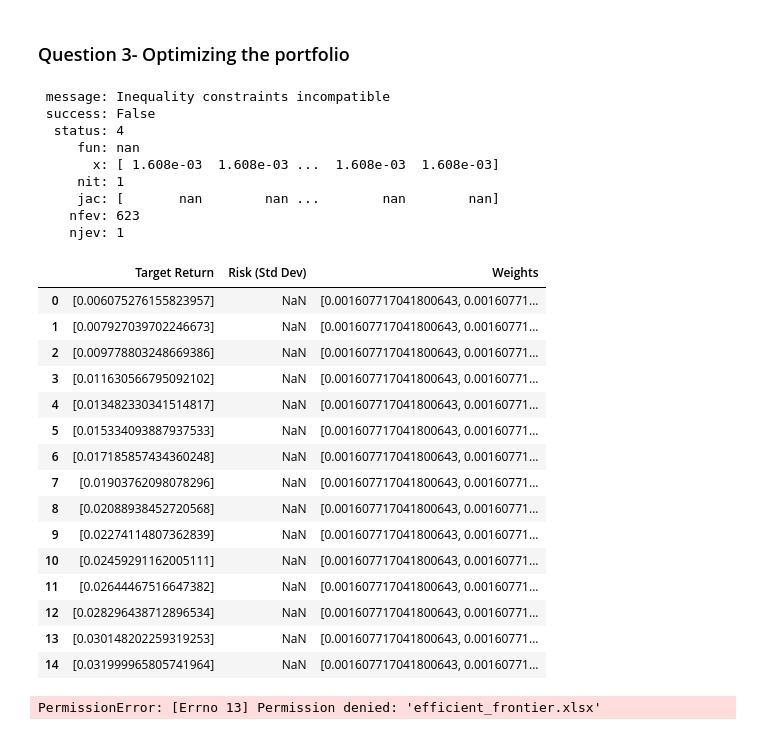
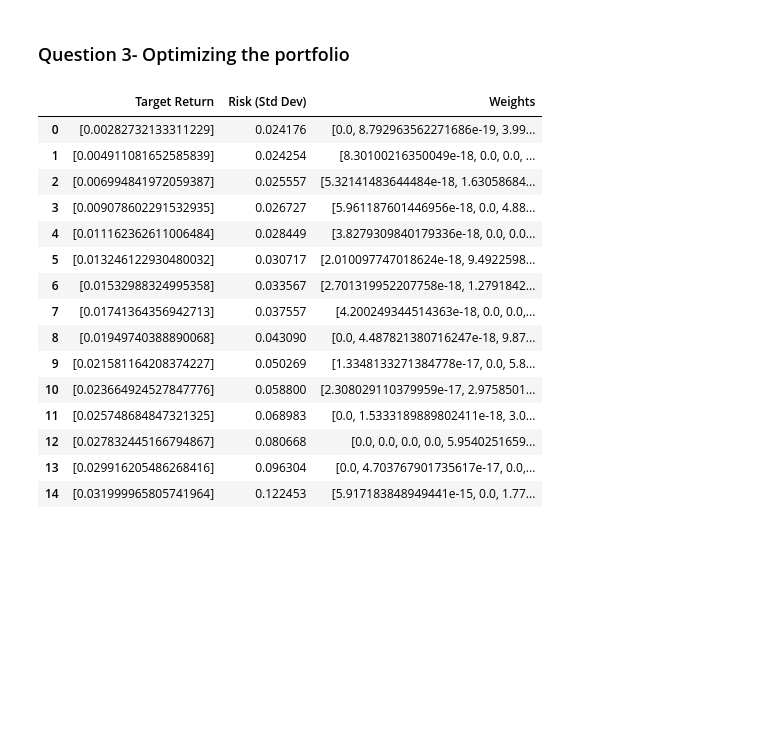
Before and after one commit to ameliemlb/SEF, a Jupyter notebook: hw1_updated.ipynb, the cells around one changed output. Saved outputs shown, nothing was run; the diff lists cells and outputs as text; code cells hidden in the pictures; blank space fills up the shorter version.

Commit message:
portfolio fully optimized and new_Excels

```diff
--- a/hw1_updated.ipynb
+++ b/hw1_updated.ipynb
@@ -43,11 +43,9 @@ def portfolio_variance(w, Sigma):
 w0 = np.ones(n_assets) / n_assets
 
 # Solve for minimum variance portfolio
-# Remove NaN values from the covariance matrix
-#Sigma_array = np.nan_to_num(Sigma_array)  #changed
+Sigma_array = np.nan_to_num(Sigma_array)  #remove Nan for non-overlapping returns for some companies
 
 mvp_result = minimize(portfolio_variance, w0, args=(Sigma_array,), method='SLSQP', bounds=bounds, constraints=constraints)
-print(mvp_result)
 w_mvp = mvp_result.x  # Optimal weights
 
 # Compute return and variance of the MVP
@@ -65,56 +63,46 @@ w_max_ret = max_return_result.x  # Optimal weights
 mu_max_ret = w_max_ret.T @ mu_array
 sigma_max_ret = np.sqrt(w_max_ret.T @ Sigma_array @ w_max_ret)
 
 ## Compute Efficient Frontier (10 to 20 portfolios)
 # Define target returns between mu_mvp and mu_max_ret (increments of 0.5%)
 target_returns = np.linspace(mu_mvp, mu_max_ret, num=15)
 
 efficient_frontier = []
 
 for target_return in target_returns:
     # Constraint: Portfolio return = target return
     return_constraint = {'type': 'eq', 'fun': lambda w: w.T @ mu_array - target_return}
 
     # Solve optimization problem
     result = minimize(portfolio_variance, w0, args=(Sigma_array,), method='SLSQP', bounds=bounds, constraints=[constraints, return_constraint])
 
     # Store results
     w_optimal = result.x
     sigma_optimal = np.sqrt(result.fun)
     efficient_frontier.append((target_return, sigma_optimal, w_optimal))
 
 # Convert results to a DataFrame for visualization
 efficient_frontier_df = pd.DataFrame(efficient_frontier, columns=['Target Return', 'Risk (Std Dev)', 'Weights'])
 
 # Display results
 display(efficient_frontier_df)
 
 # Save the efficient frontier DataFrame to an Excel file
-efficient_frontier_df.to_excel("efficient_frontier.xlsx", index=False)
+efficient_frontier_df.to_excel("data_h1/results/efficient_frontier.xlsx", index=False)
 # %% [output]
- message: Inequality constraints incompatible
- success: False
-  status: 4
-     fun: nan
-       x: [ 1.608e-03  1.608e-03 ...  1.608e-03  1.608e-03]
-     nit: 1
-     jac: [       nan        nan ...        nan        nan]
-    nfev: 623
-    njev: 1
 |  | Target Return | Risk (Std Dev) | Weights |
-| 0 | [0.006075276155823957] | NaN | [0.001607717041800643, 0.00160771... |
-| 1 | [0.007927039702246673] | NaN | [0.001607717041800643, 0.00160771... |
-| 2 | [0.009778803248669386] | NaN | [0.001607717041800643, 0.00160771... |
-| 3 | [0.011630566795092102] | NaN | [0.001607717041800643, 0.00160771... |
-| 4 | [0.013482330341514817] | NaN | [0.001607717041800643, 0.00160771... |
-| 5 | [0.015334093887937533] | NaN | [0.001607717041800643, 0.00160771... |
-| 6 | [0.017185857434360248] | NaN | [0.001607717041800643, 0.00160771... |
-| 7 | [0.01903762098078296] | NaN | [0.001607717041800643, 0.00160771... |
-| 8 | [0.02088938452720568] | NaN | [0.001607717041800643, 0.00160771... |
-| 9 | [0.02274114807362839] | NaN | [0.001607717041800643, 0.00160771... |
-| 10 | [0.02459291162005111] | NaN | [0.001607717041800643, 0.00160771... |
-| 11 | [0.02644467516647382] | NaN | [0.001607717041800643, 0.00160771... |
-| 12 | [0.028296438712896534] | NaN | [0.001607717041800643, 0.00160771... |
-| 13 | [0.030148202259319253] | NaN | [0.001607717041800643, 0.00160771... |
-| 14 | [0.031999965805741964] | NaN | [0.001607717041800643, 0.00160771... |
+| 0 | [0.00282732133311229] | 0.024176 | [0.0, 8.792963562271686e-19, 3.99... |
+| 1 | [0.004911081652585839] | 0.024254 | [8.30100216350049e-18, 0.0, 0.0, ... |
+| 2 | [0.006994841972059387] | 0.025557 | [5.32141483644484e-18, 1.63058684... |
+| 3 | [0.009078602291532935] | 0.026727 | [5.961187601446956e-18, 0.0, 4.88... |
+| 4 | [0.011162362611006484] | 0.028449 | [3.8279309840179336e-18, 0.0, 0.0... |
+| 5 | [0.013246122930480032] | 0.030717 | [2.010097747018624e-18, 9.4922598... |
+| 6 | [0.01532988324995358] | 0.033567 | [2.701319952207758e-18, 1.2791842... |
+| 7 | [0.01741364356942713] | 0.037557 | [4.200249344514363e-18, 0.0, 0.0,... |
+| 8 | [0.01949740388890068] | 0.043090 | [0.0, 4.487821380716247e-18, 9.87... |
+| 9 | [0.021581164208374227] | 0.050269 | [1.3348133271384778e-17, 0.0, 5.8... |
+| 10 | [0.023664924527847776] | 0.058800 | [2.308029110379959e-17, 2.9758501... |
+| 11 | [0.025748684847321325] | 0.068983 | [0.0, 1.5333189889802411e-18, 3.0... |
+| 12 | [0.027832445166794867] | 0.080668 | [0.0, 0.0, 0.0, 0.0, 5.9540251659... |
+| 13 | [0.029916205486268416] | 0.096304 | [0.0, 4.703767901735617e-17, 0.0,... |
+| 14 | [0.031999965805741964] | 0.122453 | [5.917183848949441e-15, 0.0, 1.77... |
-PermissionError: [Errno 13] Permission denied: 'efficient_frontier.xlsx'
```
Also changed, not shown: parts of 3 cells of this notebook, 2 other files.
